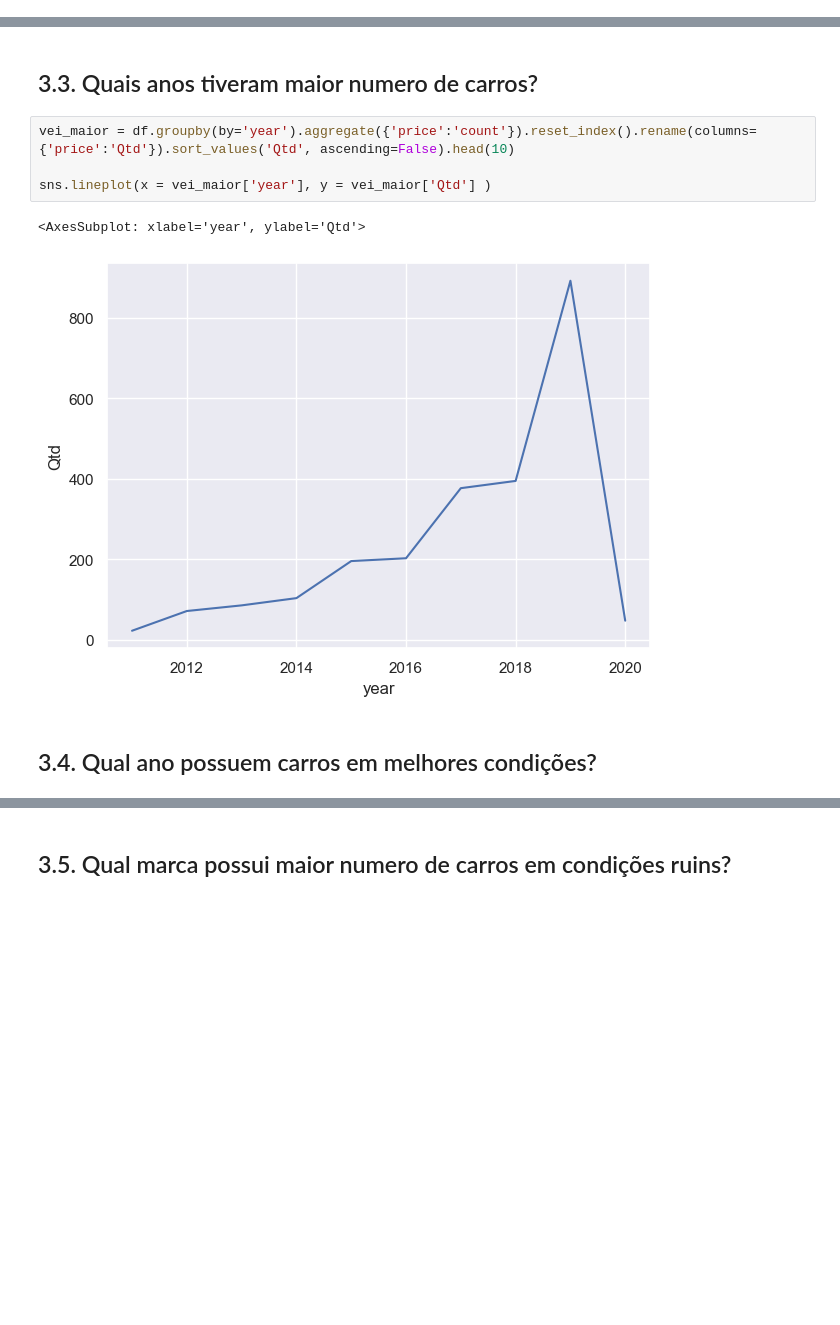
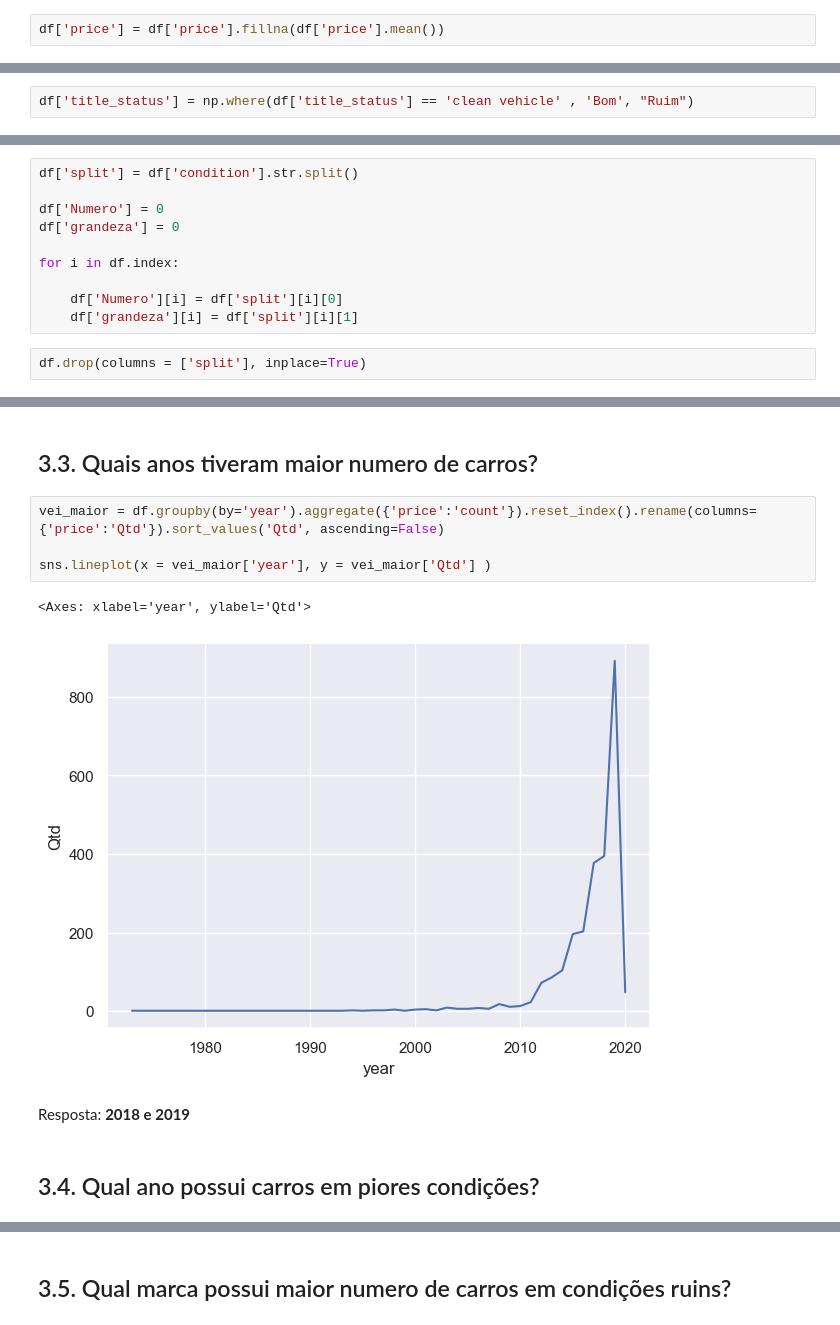
Before and after one commit to HelderSCordeiro/EDA_CARS, a Jupyter notebook: cars_eda.ipynb, the cells around one changed output, grey strips where cells are left out. Saved outputs shown, nothing was run; the diff lists cells and outputs as text; blank space fills up the shorter version.

```diff
--- a/cars_eda.ipynb
+++ b/cars_eda.ipynb
@@ -134,2 +137,4 @@ Não temos nenhum dado ausente
+# %%
+df['price'] = df['price'].fillna(df['price'].mean())
 # %% [markdown]
 # 2.4. Mapeamento de Dados
@@ -136,2 +147,4 @@ Não temos nenhum dado ausente
+# %%
+df['title_status'] = np.where(df['title_status'] == 'clean vehicle'	, 'Bom', "Ruim")
 # %% [markdown]
 # 2.5. Feature Engineering
@@ -138,3 +158,15 @@ Não temos nenhum dado ausente
+# %%
+df['split'] = df['condition'].str.split()
+
+df['Numero'] = 0
+df['grandeza'] = 0
+
+for i in df.index:
+
+    df['Numero'][i] = df['split'][i][0]
+    df['grandeza'][i] = df['split'][i][1]
+# %%
+df.drop(columns = ['split'], inplace=True)
 # %% [markdown]
 # 3. Análise dos Dados
 # %% [markdown]
@@ -178,11 +194,13 @@ Resposta: **door**
 # %% [markdown]
 ## 3.3. Quais anos tiveram maior numero de carros?
 # %%
-vei_maior = df.groupby(by='year').aggregate({'price':'count'}).reset_index().rename(columns= {'price':'Qtd'}).sort_values('Qtd', ascending=False).head(10)
+vei_maior = df.groupby(by='year').aggregate({'price':'count'}).reset_index().rename(columns= {'price':'Qtd'}).sort_values('Qtd', ascending=False)
 
 sns.lineplot(x = vei_maior['year'], y = vei_maior['Qtd'] )
 # %% [output]
-<AxesSubplot: xlabel='year', ylabel='Qtd'>
+<Axes: xlabel='year', ylabel='Qtd'>
-[figure, old version]
+[figure, new version]
+# %% [markdown]
+Resposta: **2018 e 2019**
 # %% [markdown]
-## 3.4. Qual ano possuem carros em melhores condições?
+## 3.4. Qual ano possui carros em piores condições?
```
Also changed, not shown: parts of 46 cells of this notebook, 1 other file.
